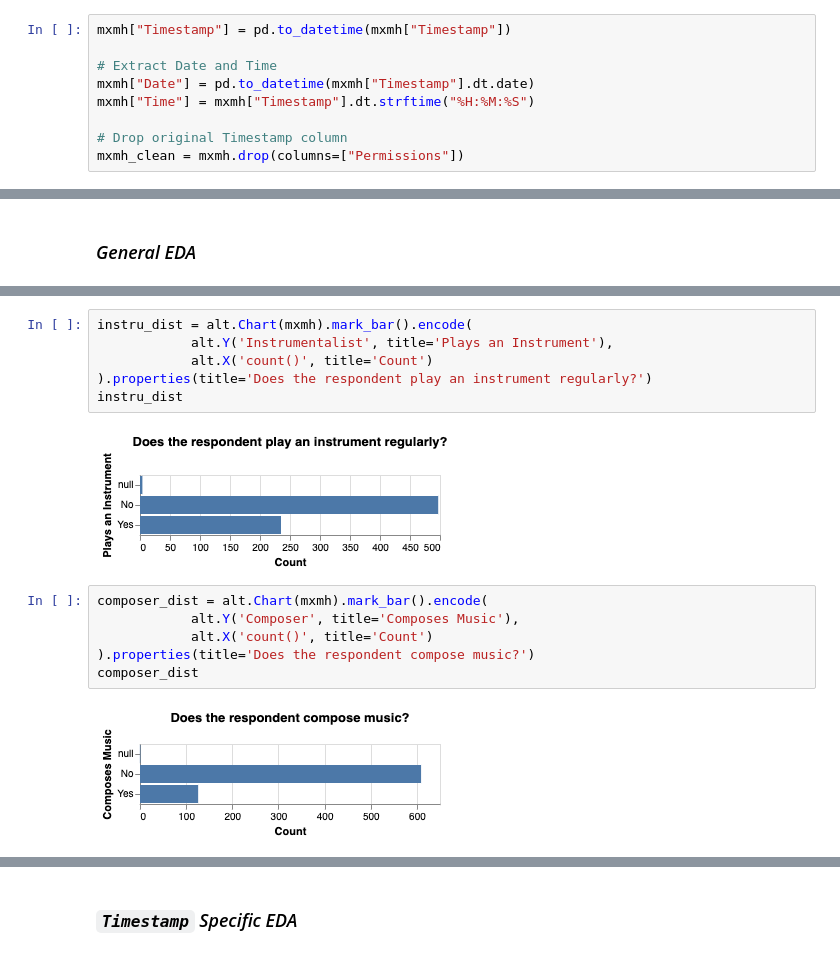
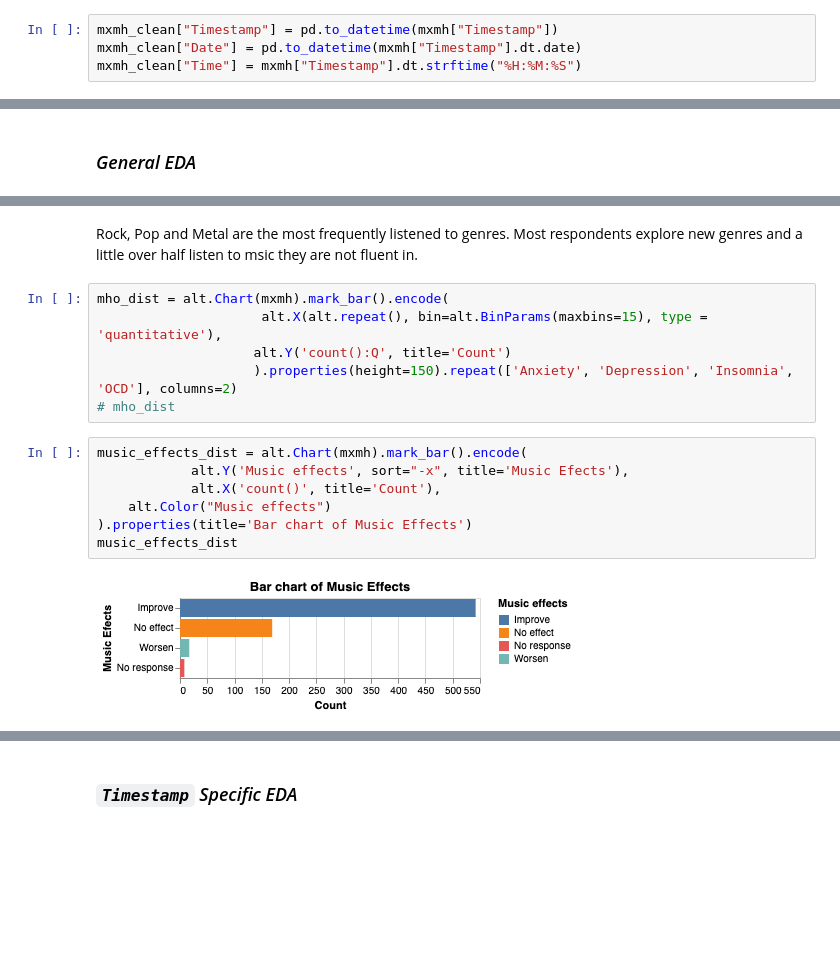
Before and after one commit to ubc-dsci320-2024w2/project-team_fabfour, a Jupyter notebook: analysis/Jessica/analysis4.ipynb, the cells around one changed output, grey strips where cells are left out. Drawn from its saved outputs; the diff is of its cells as text; blank space fills up the shorter version.

```diff
--- a/analysis/Jessica/analysis4.ipynb
+++ b/analysis/Jessica/analysis4.ipynb
@@ -70,9 +220,4 @@ For this research question, I also want to divide `Timestamp` into `Date` and `T
 # %%
-mxmh["Timestamp"] = pd.to_datetime(mxmh["Timestamp"])
-
-# Extract Date and Time
-mxmh["Date"] = pd.to_datetime(mxmh["Timestamp"].dt.date)
-mxmh["Time"] = mxmh["Timestamp"].dt.strftime("%H:%M:%S")
-
-# Drop original Timestamp column
-mxmh_clean = mxmh.drop(columns=["Permissions"])
+mxmh_clean["Timestamp"] = pd.to_datetime(mxmh["Timestamp"])
+mxmh_clean["Date"] = pd.to_datetime(mxmh["Timestamp"].dt.date)
+mxmh_clean["Time"] = mxmh["Timestamp"].dt.strftime("%H:%M:%S")
@@ -190,16 +369,17 @@ ww_dist
+# %% [markdown]
+Rock, Pop and Metal are the most frequently listened to genres. Most respondents explore new genres and a little over half listen to msic they are not fluent in.
+# %%
+mho_dist = alt.Chart(mxmh).mark_bar().encode(
+                     alt.X(alt.repeat(), bin=alt.BinParams(maxbins=15), type = 'quantitative'),
+                    alt.Y('count():Q', title='Count')
+                    ).properties(height=150).repeat(['Anxiety', 'Depression', 'Insomnia', 'OCD'], columns=2)
+# mho_dist
 # %%
-instru_dist = alt.Chart(mxmh).mark_bar().encode(
-            alt.Y('Instrumentalist', title='Plays an Instrument'),
-            alt.X('count()', title='Count')
-).properties(title='Does the respondent play an instrument regularly?')
-instru_dist
+music_effects_dist = alt.Chart(mxmh).mark_bar().encode(
+            alt.Y('Music effects', sort="-x", title='Music Efects'),
+            alt.X('count()', title='Count'),
+    alt.Color("Music effects")
+).properties(title='Bar chart of Music Effects')
+music_effects_dist
 # %% [output]
-[figure, old version]
+[figure, new version]
-# %%
-composer_dist = alt.Chart(mxmh).mark_bar().encode(
-            alt.Y('Composer', title='Composes Music'),
-            alt.X('count()', title='Count')
-).properties(title='Does the respondent compose music?')
-composer_dist
-# %% [output]
-[figure, removed]
```
Also changed, not shown: parts of 61 cells of this notebook.
